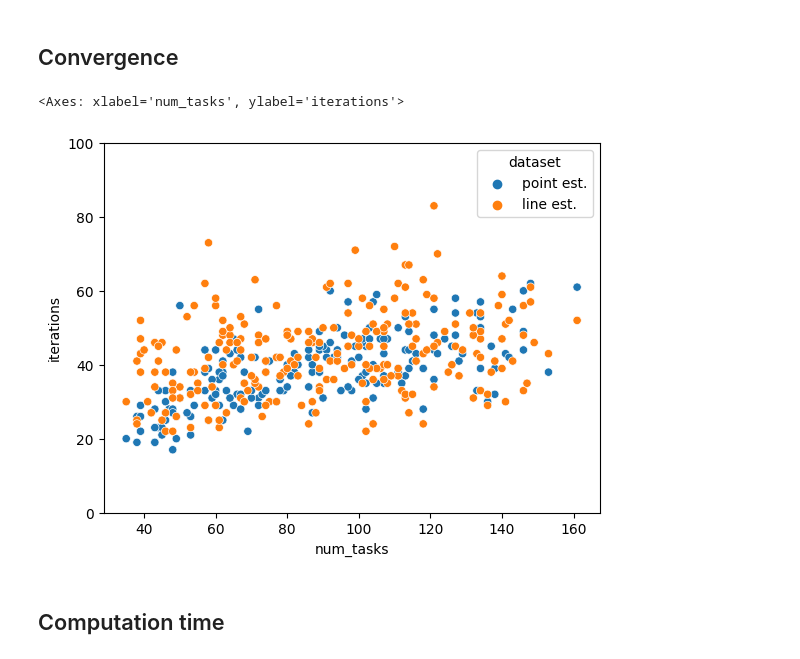
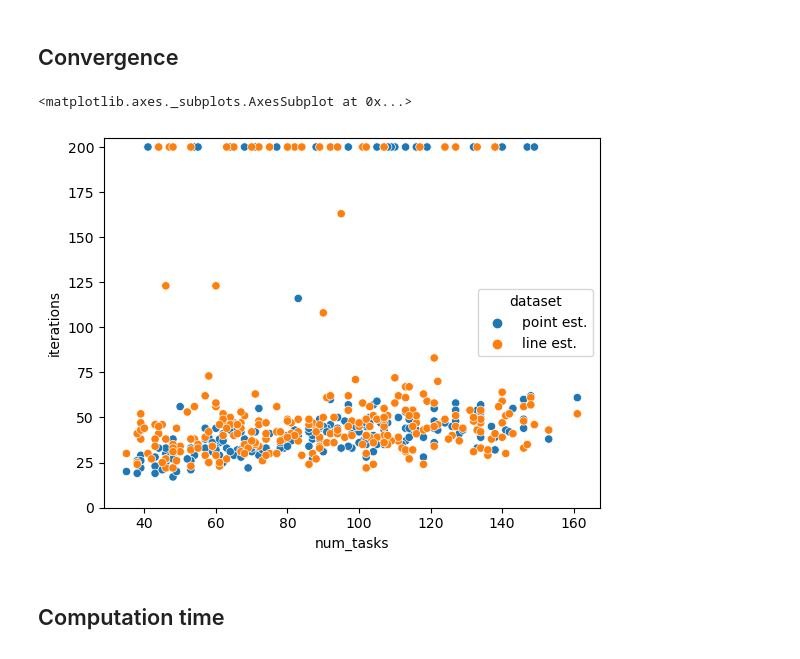
Before and after one commit to kasperg3/trajallocpy, a Jupyter notebook: plot_benchmarks.ipynb, the cells around one changed output. Drawn from its saved outputs; the diff is of its cells as text; code cells hidden in the pictures.

```diff
--- a/plot_benchmarks.ipynb
+++ b/plot_benchmarks.ipynb
@@ -71,20 +95,20 @@ sns.scatterplot(data=concatenated, x="num_tasks", y="totalRouteCosts", hue="data
 # %%
 ours_naive = "benchmarks/ours_naive_4robots_600capacity_AC300.csv"
 ours = "benchmarks/ours_4robots_600capacity_AC300.csv"
 # ours_naive = "benchmarks/ours_naive_2robots_1200capacity_AC300.csv"
 # ours = "benchmarks/ours_2robots_1200capacity_AC300.csv"
 
 # Create an empty list to hold the dataframes
 ours_naive_df = pd.read_csv(ours_naive)
 ours_df = pd.read_csv(ours)
 
 concatenated = pd.concat([ours_naive_df.assign(dataset='point est.'), ours_df.assign(dataset='line est.')])
 
-plt.ylim(0, 100)
+plt.ylim(0, 205)
 sns.scatterplot(data=concatenated, x="num_tasks", y="iterations", hue="dataset")
 # %% [output]
-<Axes: xlabel='num_tasks', ylabel='iterations'>
+<matplotlib.axes._subplots.AxesSubplot at 0x...>
-[figure, old version]
+[figure, new version]
 # %% [markdown]
 ## Computation time
 # %%
```
Also changed, not shown: parts of 5 cells of this notebook.
